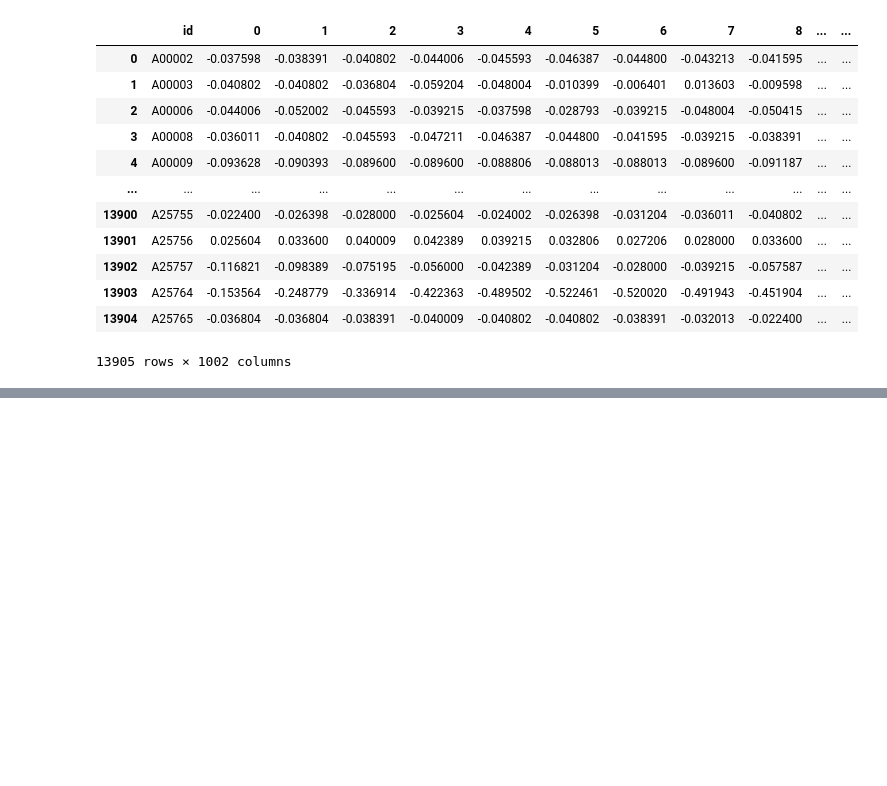
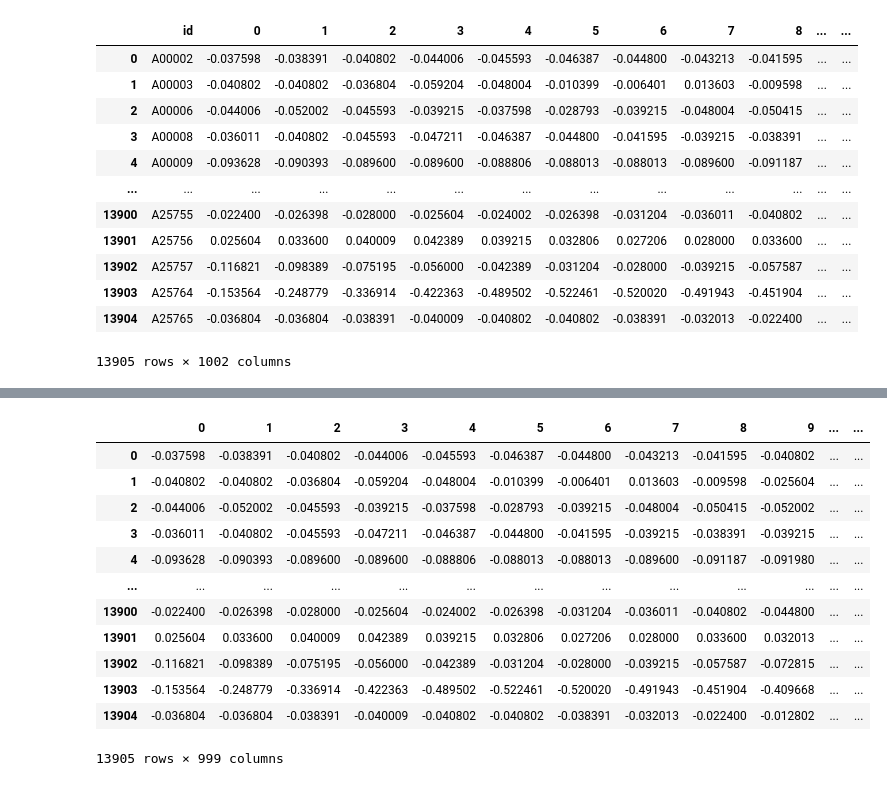
Before and after one commit to hernandezpachecodenis/ecg_biomarkers, a Jupyter notebook: ecg/ecg_signals_age_raw.ipynb, the cells around one changed output, grey strips where cells are left out. Saved outputs shown, nothing was run; the diff lists cells and outputs as text; code cells hidden in the pictures; blank space fills up the shorter version.

```diff
--- a/ecg/ecg_signals_age_raw.ipynb
+++ b/ecg/ecg_signals_age_raw.ipynb
@@ -42,3 +42,5 @@ signal_age_dataframe
 13905 rows × 1002 columns
 # %%
 signal_age_dataframe.to_pickle('signal_age_dataframe.pickle')
+# %%
+signal_age_dataframe = pd.read_pickle('signal_age_dataframe.pickle')
@@ -44,0 +57,16 @@ signal_age_dataframe.to_pickle('signal_age_dataframe.pickle')
+# %%
+signal_age_dataframe.iloc[:,1:1000]
+# %% [output]
+|  | 0 | 1 | 2 | 3 | 4 | 5 | 6 | 7 | 8 | 9 | ... | ... |
+| 0 | -0.037598 | -0.038391 | -0.040802 | -0.044006 | -0.045593 | -0.046387 | -0.044800 | -0.043213 | -0.041595 | -0.040802 | ... | ... |
+| 1 | -0.040802 | -0.040802 | -0.036804 | -0.059204 | -0.048004 | -0.010399 | -0.006401 | 0.013603 | -0.009598 | -0.025604 | ... | ... |
+| 2 | -0.044006 | -0.052002 | -0.045593 | -0.039215 | -0.037598 | -0.028793 | -0.039215 | -0.048004 | -0.050415 | -0.052002 | ... | ... |
+| 3 | -0.036011 | -0.040802 | -0.045593 | -0.047211 | -0.046387 | -0.044800 | -0.041595 | -0.039215 | -0.038391 | -0.039215 | ... | ... |
+| 4 | -0.093628 | -0.090393 | -0.089600 | -0.089600 | -0.088806 | -0.088013 | -0.088013 | -0.089600 | -0.091187 | -0.091980 | ... | ... |
+| ... | ... | ... | ... | ... | ... | ... | ... | ... | ... | ... | ... | ... |
+| 13900 | -0.022400 | -0.026398 | -0.028000 | -0.025604 | -0.024002 | -0.026398 | -0.031204 | -0.036011 | -0.040802 | -0.044800 | ... | ... |
+| 13901 | 0.025604 | 0.033600 | 0.040009 | 0.042389 | 0.039215 | 0.032806 | 0.027206 | 0.028000 | 0.033600 | 0.032013 | ... | ... |
+| 13902 | -0.116821 | -0.098389 | -0.075195 | -0.056000 | -0.042389 | -0.031204 | -0.028000 | -0.039215 | -0.057587 | -0.072815 | ... | ... |
+| 13903 | -0.153564 | -0.248779 | -0.336914 | -0.422363 | -0.489502 | -0.522461 | -0.520020 | -0.491943 | -0.451904 | -0.409668 | ... | ... |
+| 13904 | -0.036804 | -0.036804 | -0.038391 | -0.040009 | -0.040802 | -0.040802 | -0.038391 | -0.032013 | -0.022400 | -0.012802 | ... | ... |
+13905 rows × 999 columns
```
Also changed, not shown: parts of 7 cells of this notebook, 6 other files.
